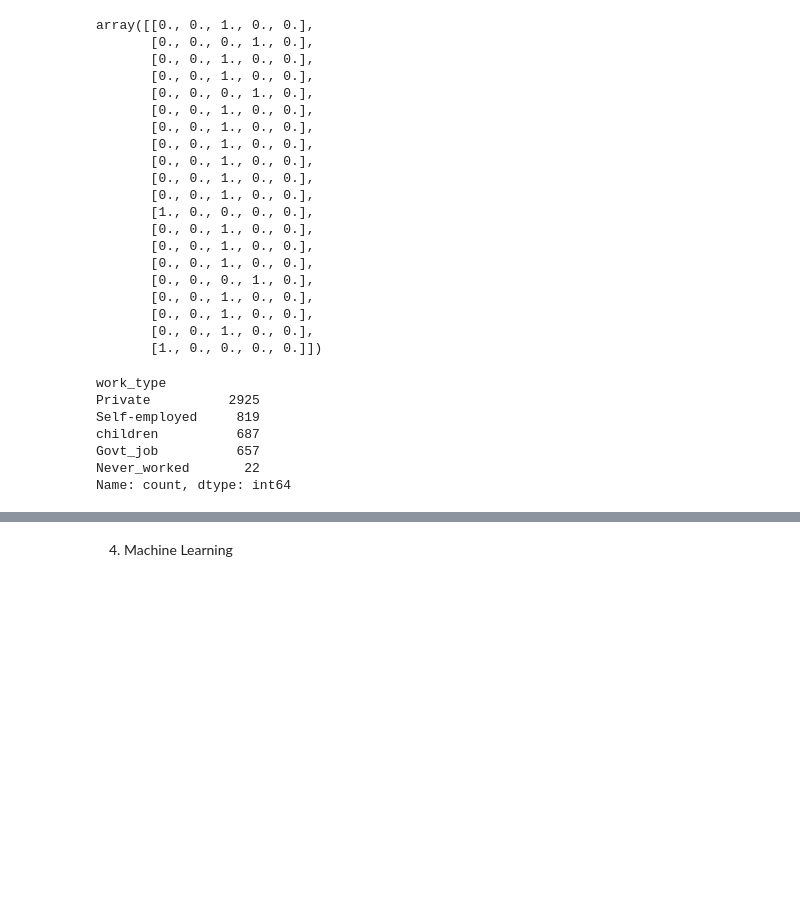
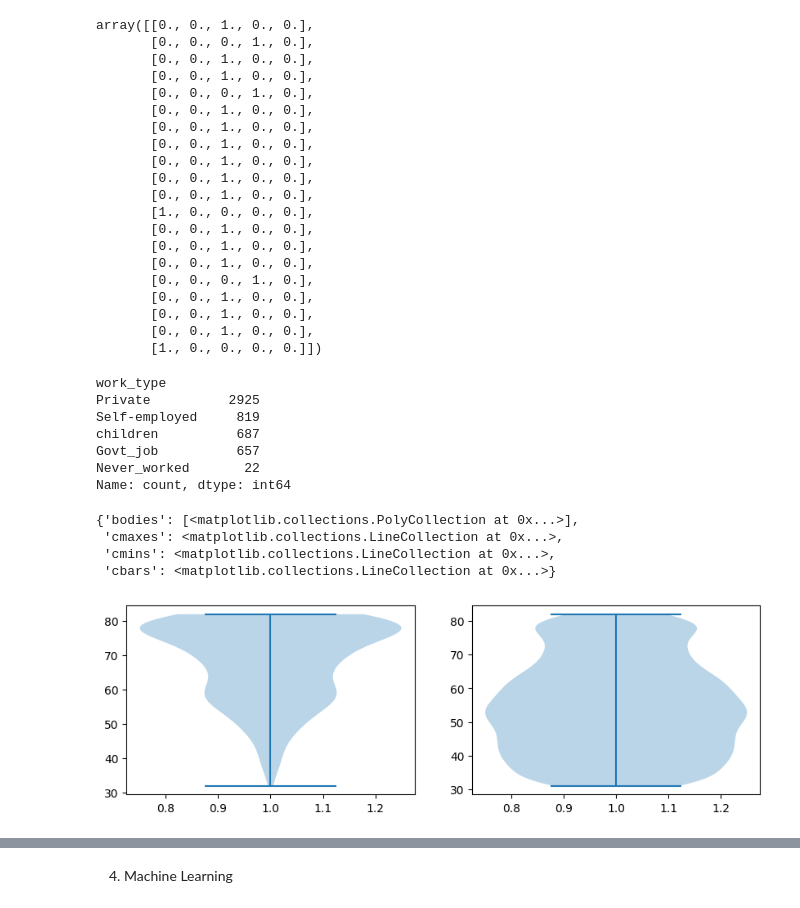
Before and after one commit to julienRactM/stroke-alert, a Jupyter notebook: julien_notebook.ipynb, the cells around one changed output, grey strips where cells are left out. Cells and saved outputs as stored; diff of their text form; code cells hidden in the pictures; blank space fills up the shorter version.

Commit message:
[Update] CSS and data_exploration

```diff
--- a/julien_notebook.ipynb
+++ b/julien_notebook.ipynb
@@ -357,3 +357,33 @@ Name: count, dtype: int64
 
 # CentralAir_encoder = OneHotEncoder(sparse=False, drop='if_binary', categories=[['Private', 'Self-employed', 'children', 'Govt_job', 'Never_worked' ]]) # Instanciate encoder
 # df['CentralAir'] = CentralAir_encoder.fit_transform(df.work_type) # Fit encoder and tranform
+# %%
+df = pd.read_csv("healthcare-dataset-stroke-data.csv")
+clean_df = df.copy()
+
+if "Other" in clean_df.gender.value_counts():
+    clean_df = df[df.gender != 'Other']
+    # on va en discuter tkt
+    clean_df = clean_df[clean_df.age>30]
+    # clean_df = clean_df.dropna(axis=0, subset='bmi')
+
+    # binaires à faire dans la pipeline dans le script bonus
+    clean_df.ever_married = clean_df.ever_married.apply(lambda x : 1 if x == "Yes" else 0)
+    clean_df.Residence_type = clean_df.Residence_type.apply(lambda x : 1 if x == "Urban" else 0)
+    clean_df.gender = clean_df.gender.apply(lambda x : 1 if x == "Female" else 0)
+    # clean_df.bmi = clean_df.bmi.apply(lambda x : x if isinstance(x, float) else 0)
+    clean_df.bmi.fillna(0, inplace=True)
+    clean_df = clean_df[clean_df.bmi <= 60]
+# %%
+clean_df
+f = plt.figure(figsize=(10,3))
+ax = f.add_subplot(121)
+plt.violinplot(clean_df.age[clean_df.stroke == 1])
+ax2 = f.add_subplot(122)
+plt.violinplot(clean_df.age[clean_df.stroke != 1])
+# %% [output]
+{'bodies': [<matplotlib.collections.PolyCollection at 0x...>],
+ 'cmaxes': <matplotlib.collections.LineCollection at 0x...>,
+ 'cmins': <matplotlib.collections.LineCollection at 0x...>,
+ 'cbars': <matplotlib.collections.LineCollection at 0x...>}
+[figure, added]
```
Also changed, not shown: parts of 27 cells of this notebook, 3 other files.
